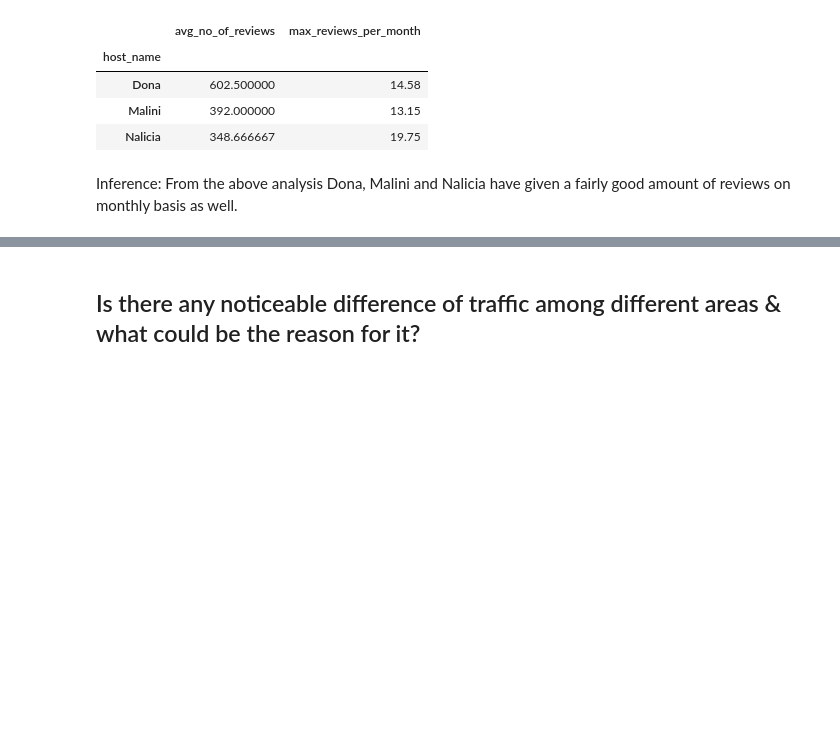
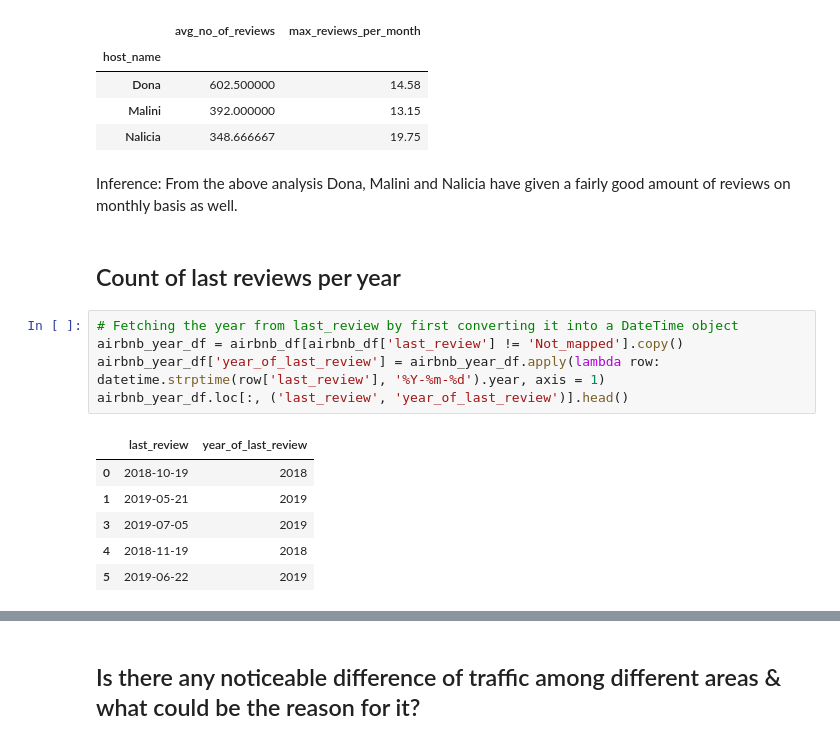
Before and after one commit to codeboy47/airbnb-booking-analysis, a Jupyter notebook: Akshit_Singh_Notebook.ipynb, the cells around one changed output, grey strips where cells are left out. Cells and saved outputs as stored; diff of their text form; blank space fills up the shorter version.

```diff
--- a/Akshit_Singh_Notebook.ipynb
+++ b/Akshit_Singh_Notebook.ipynb
@@ -345,3 +345,17 @@ merged_df
 | Nalicia | 348.666667 | 19.75 |
 # %% [markdown]
 Inference: From the above analysis Dona, Malini and Nalicia have given a fairly good amount of reviews on monthly basis as well.
+# %% [markdown]
+## Count of last reviews per year
+# %%
+# Fetching the year from last_review by first converting it into a DateTime object
+airbnb_year_df = airbnb_df[airbnb_df['last_review'] != 'Not_mapped'].copy()
+airbnb_year_df['year_of_last_review'] = airbnb_year_df.apply(lambda row: datetime.strptime(row['last_review'], '%Y-%m-%d').year, axis = 1)
+airbnb_year_df.loc[:, ('last_review', 'year_of_last_review')].head()
+# %% [output]
+|  | last_review | year_of_last_review |
+| 0 | 2018-10-19 | 2018 |
+| 1 | 2019-05-21 | 2019 |
+| 3 | 2019-07-05 | 2019 |
+| 4 | 2018-11-19 | 2018 |
+| 5 | 2019-06-22 | 2019 |
```
Also changed, not shown: parts of 11 cells of this notebook.
